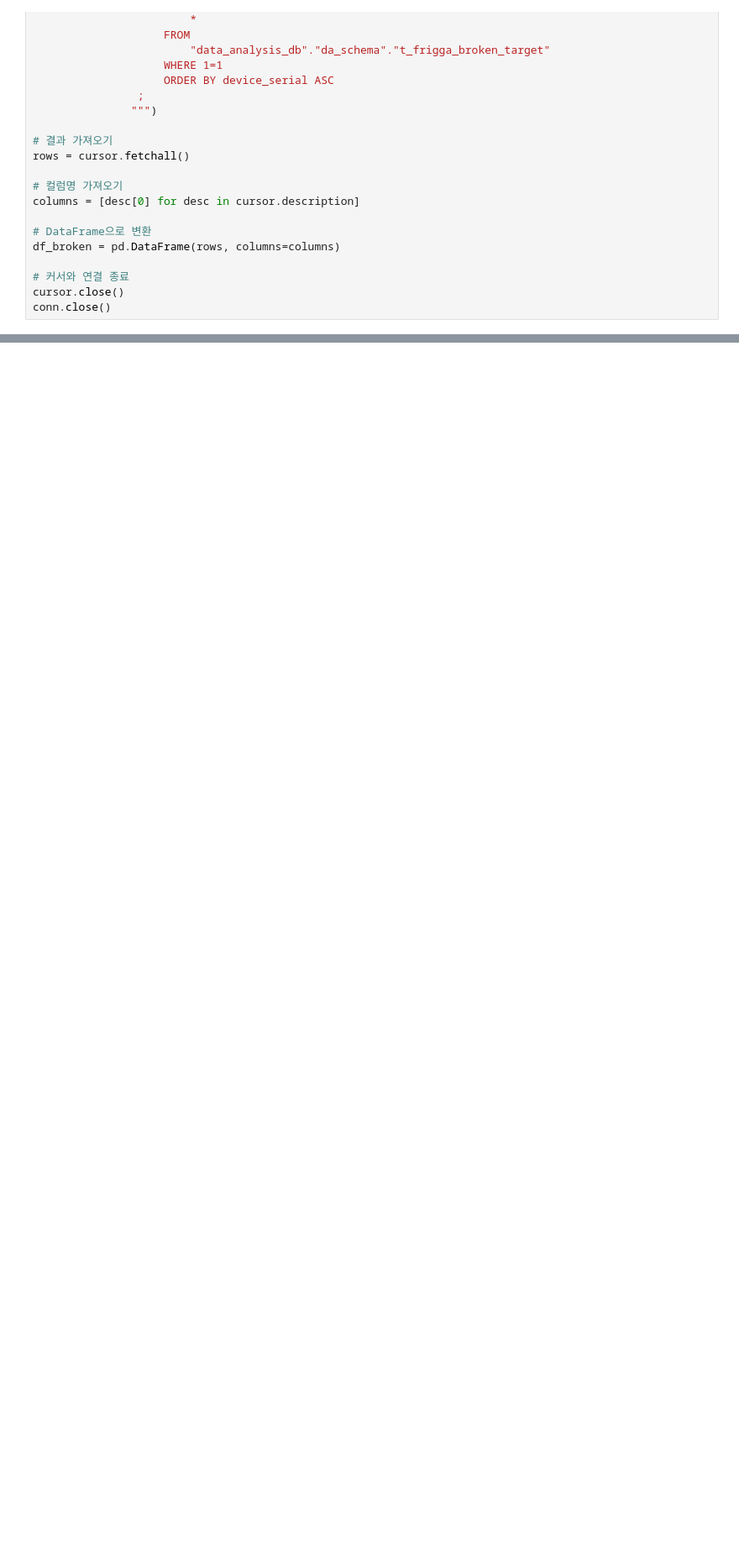
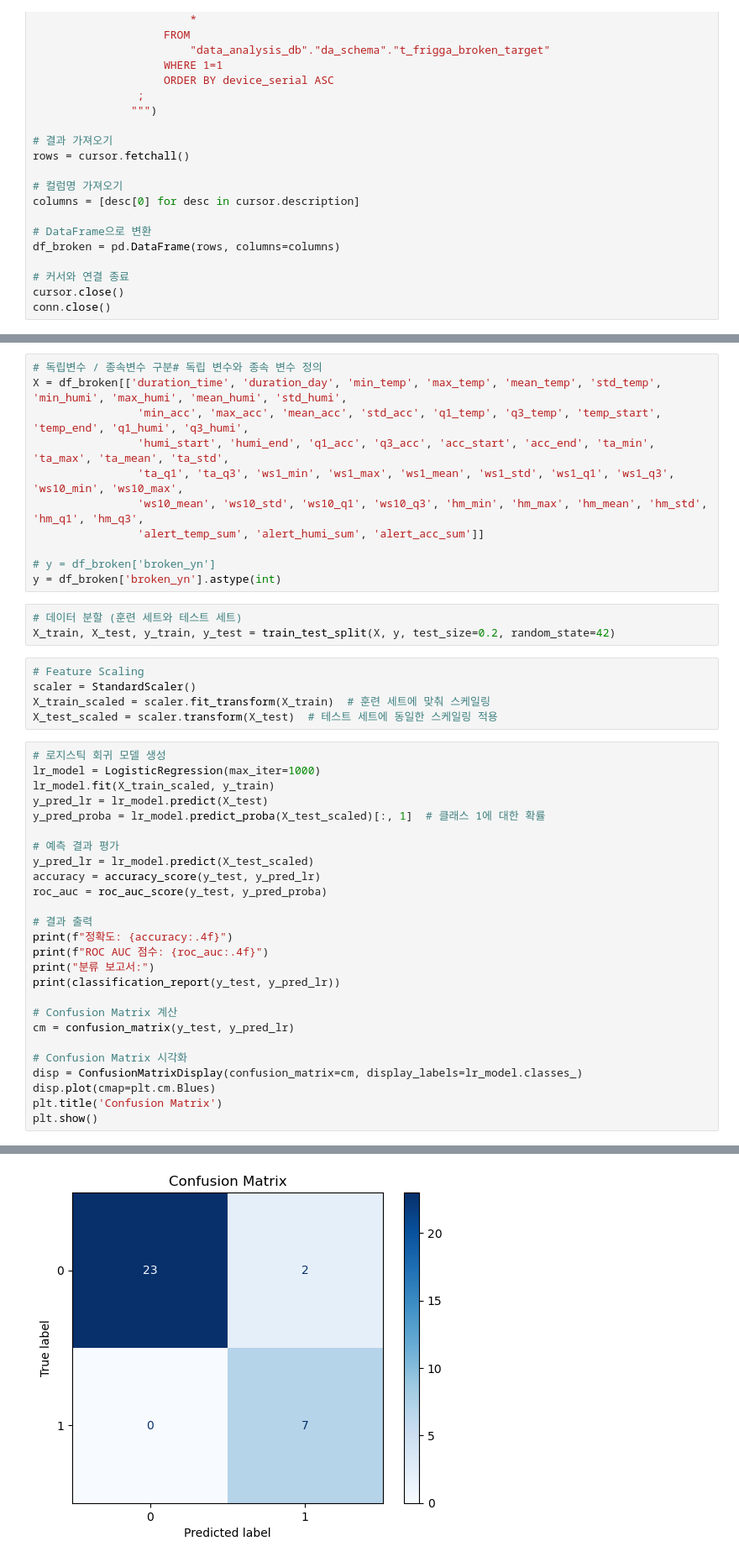
Before and after one commit to HOWSANG/p_ocean_poc_01, a Jupyter notebook: code/data_modeling_broken_250219.ipynb, the cells around one changed output, grey strips where cells are left out. Shown: that part at 84% size. Saved outputs shown, nothing was run; the diff lists cells and outputs as text; blank space fills up the shorter version.

```diff
--- a/code/data_modeling_broken_250219.ipynb
+++ b/code/data_modeling_broken_250219.ipynb
@@ -75,0 +104,46 @@ df_broken
+# %%
+# 독립변수 / 종속변수 구분# 독립 변수와 종속 변수 정의
+X = df_broken[['duration_time', 'duration_day', 'min_temp', 'max_temp', 'mean_temp', 'std_temp', 'min_humi', 'max_humi', 'mean_humi', 'std_humi',
+                'min_acc', 'max_acc', 'mean_acc', 'std_acc', 'q1_temp', 'q3_temp', 'temp_start', 'temp_end', 'q1_humi', 'q3_humi',
+                'humi_start', 'humi_end', 'q1_acc', 'q3_acc', 'acc_start', 'acc_end', 'ta_min', 'ta_max', 'ta_mean', 'ta_std',
+                'ta_q1', 'ta_q3', 'ws1_min', 'ws1_max', 'ws1_mean', 'ws1_std', 'ws1_q1', 'ws1_q3', 'ws10_min', 'ws10_max',
+                'ws10_mean', 'ws10_std', 'ws10_q1', 'ws10_q3', 'hm_min', 'hm_max', 'hm_mean', 'hm_std', 'hm_q1', 'hm_q3',
+                'alert_temp_sum', 'alert_humi_sum', 'alert_acc_sum']]
+
+# y = df_broken['broken_yn']
+y = df_broken['broken_yn'].astype(int)
+# %%
+# 데이터 분할 (훈련 세트와 테스트 세트)
+X_train, X_test, y_train, y_test = train_test_split(X, y, test_size=0.2, random_state=42)
+# %%
+# Feature Scaling
+scaler = StandardScaler()
+X_train_scaled = scaler.fit_transform(X_train)  # 훈련 세트에 맞춰 스케일링
+X_test_scaled = scaler.transform(X_test)  # 테스트 세트에 동일한 스케일링 적용
+# %%
+# 로지스틱 회귀 모델 생성
+lr_model = LogisticRegression(max_iter=1000)
+lr_model.fit(X_train_scaled, y_train)
+y_pred_lr = lr_model.predict(X_test)
+y_pred_proba = lr_model.predict_proba(X_test_scaled)[:, 1]  # 클래스 1에 대한 확률
+
+# 예측 결과 평가
+y_pred_lr = lr_model.predict(X_test_scaled)
+accuracy = accuracy_score(y_test, y_pred_lr)
+roc_auc = roc_auc_score(y_test, y_pred_proba)
+
+# 결과 출력
+print(f"정확도: {accuracy:.4f}")
+print(f"ROC AUC 점수: {roc_auc:.4f}")
+print("분류 보고서:")
+print(classification_report(y_test, y_pred_lr))
+
+# Confusion Matrix 계산
+cm = confusion_matrix(y_test, y_pred_lr)
+
+# Confusion Matrix 시각화
+disp = ConfusionMatrixDisplay(confusion_matrix=cm, display_labels=lr_model.classes_)
+disp.plot(cmap=plt.cm.Blues)
+plt.title('Confusion Matrix')
+plt.show()
+# %% [output]
@@ -75,0 +161 @@ df_broken
+[figure, added]
```
Also changed, not shown: parts of 13 cells of this notebook, 3 other files.
